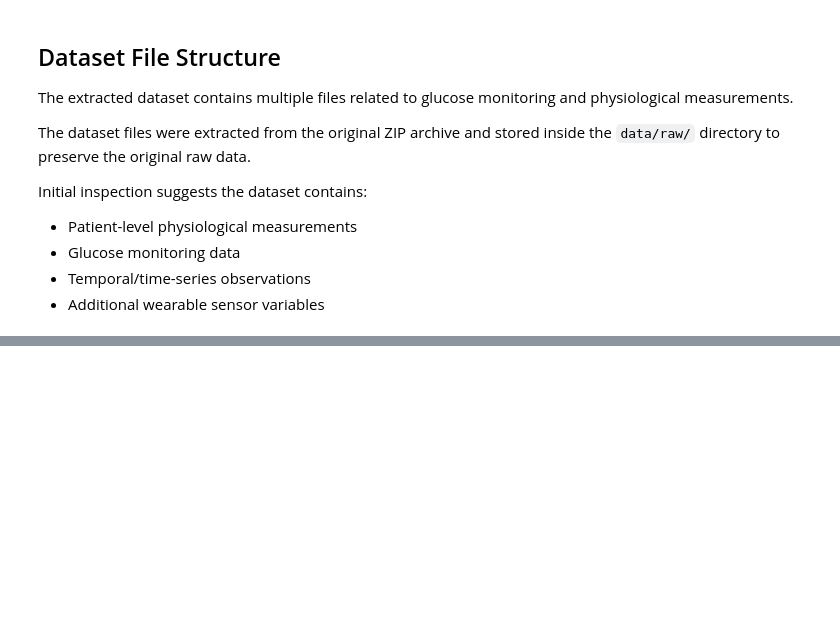
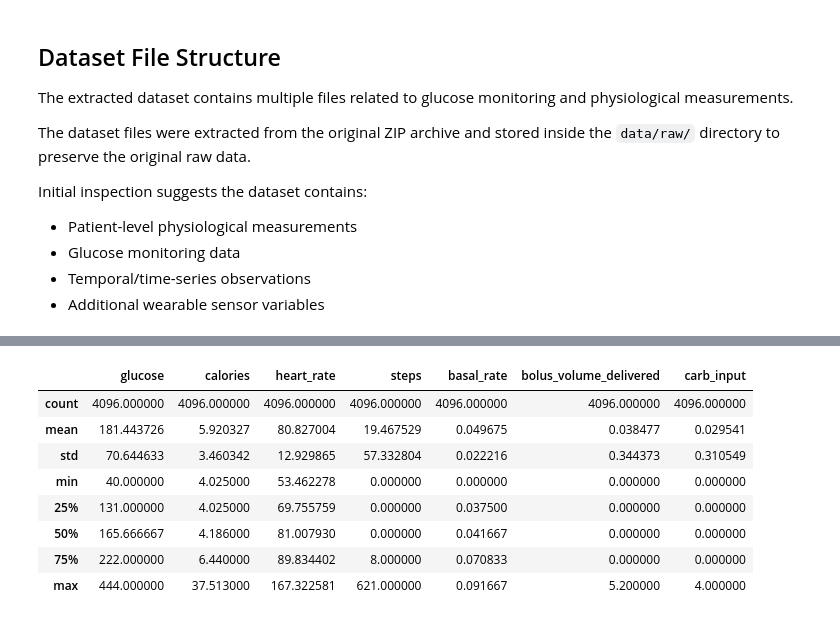
Before and after one commit to HumsShaik/diabetes-glucose-analysis, a Jupyter notebook: notebooks/01_data_understanding.ipynb, the cells around one changed output, grey strips where cells are left out. Saved outputs shown, nothing was run; the diff lists cells and outputs as text; code cells hidden in the pictures; blank space fills up the shorter version.

```diff
--- a/notebooks/01_data_understanding.ipynb
+++ b/notebooks/01_data_understanding.ipynb
@@ -102,4 +116,19 @@ By the end of this notebook, we should have a clear understanding of:
 # %%
 # Import libraries
+
+# Data manipulation
+import os
 import pandas as pd
 import numpy as np
+
+# Visualization
+import matplotlib.pyplot as plt
+import seaborn as sns
+
+# Display settings
+plt.style.use("ggplot")
+pd.set_option('display.max_columns', None)
+
+# Ignore warnings
+import warnings
+warnings.filterwarnings('ignore')
@@ -125,0 +366,13 @@ df = pd.read_csv("../data/raw/HUPA-UC-Diabetes-Dataset/patient_data.csv")
+# %%
+# Statistical Summary
+df_patient.describe()
+# %% [output]
+|  | glucose | calories | heart_rate | steps | basal_rate | bolus_volume_delivered | carb_input |
+| count | 4096.000000 | 4096.000000 | 4096.000000 | 4096.000000 | 4096.000000 | 4096.000000 | 4096.000000 |
+| mean | 181.443726 | 5.920327 | 80.827004 | 19.467529 | 0.049675 | 0.038477 | 0.029541 |
+| std | 70.644633 | 3.460342 | 12.929865 | 57.332804 | 0.022216 | 0.344373 | 0.310549 |
+| min | 40.000000 | 4.025000 | 53.462278 | 0.000000 | 0.000000 | 0.000000 | 0.000000 |
+| 25% | 131.000000 | 4.025000 | 69.755759 | 0.000000 | 0.037500 | 0.000000 | 0.000000 |
+| 50% | 165.666667 | 4.186000 | 81.007930 | 0.000000 | 0.041667 | 0.000000 | 0.000000 |
+| 75% | 222.000000 | 6.440000 | 89.834402 | 8.000000 | 0.070833 | 0.000000 | 0.000000 |
+| max | 444.000000 | 37.513000 | 167.322581 | 621.000000 | 0.091667 | 5.200000 | 4.000000 |
```
Also changed, not shown: parts of 45 cells of this notebook.
